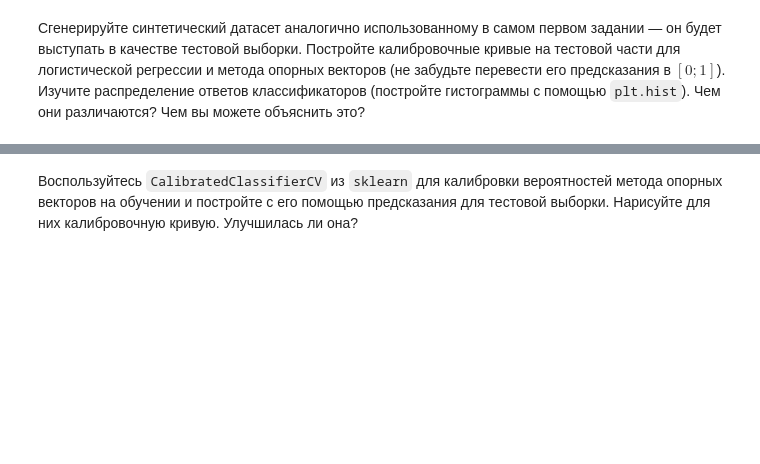
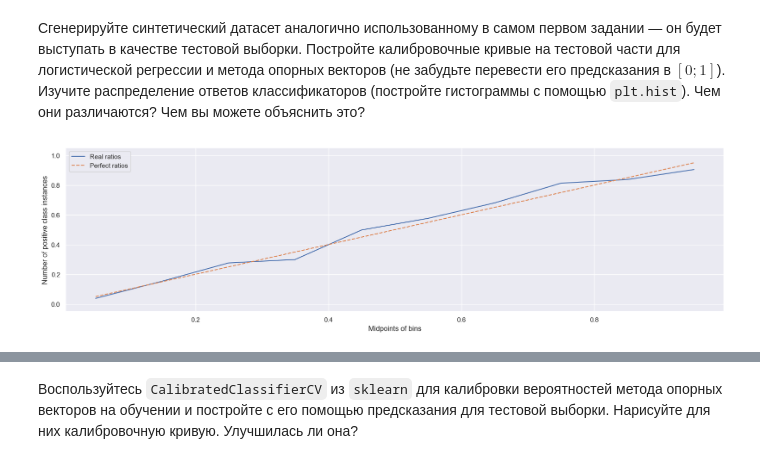
Before and after one commit to saaprikins/nes_ml_course_homeworks, a Jupyter notebook: homework_practice_4.ipynb, the cells around one changed output, grey strips where cells are left out. Saved outputs shown, nothing was run; the diff lists cells and outputs as text; code cells hidden in the pictures; blank space fills up the shorter version.

```diff
--- a/homework_practice_4.ipynb
+++ b/homework_practice_4.ipynb
@@ -253,11 +253,13 @@ def plot_calibration_curve(y_test, preds):
     for i in range(n_bins):
         l = 1.0 / n_bins * i
         r = 1.0 / n_bins * (i + 1)
-        bin_middle_points.append((l - r) / 2)
-        bin_real_ratios.append(np.min(y_test[(preds >= l) & (preds < r)] == 1))
-    plt.figure(figsize=(6,6))
-    plt.plot(bin_middle_points, bin_real_ratios)
+        bin_middle_points.append(l + (r - l) / 2)
+        bin_real_ratios.append(np.sum(y_test[(preds >= l) & (preds < r)] == 1) / len(y_test[(preds >= l) & (preds < r)]))
+    plt.figure(figsize=(20, 5))
+    sns.lineplot(x=bin_middle_points, y=bin_real_ratios, label="Real ratios")
+    sns.lineplot(x=bin_middle_points, y=bin_middle_points, label="Perfect ratios", linestyle="--")
+    plt.xlabel("Midpoints of bins")
+    plt.ylabel("Number of positive class instances")
     plt.ylim([-0.05, 1.05])
-    plt.grid()
 # %% [markdown]
 Сгенерируйте синтетический датасет аналогично использованному в самом первом задании — он будет выступать в качестве тестовой выборки. Постройте калибровочные кривые на тестовой части для логистической регрессии и метода опорных векторов (не забудьте перевести его предсказания в $[0;1]$). Изучите распределение ответов классификаторов (постройте гистограммы с помощью `plt.hist`). Чем они различаются? Чем вы можете объяснить это?
@@ -265,0 +266,8 @@ def plot_calibration_curve(y_test, preds):
+# %%
+#your code here
+X, y = make_classification(n_samples=10000, n_features=10, n_informative=5, n_redundant=5, random_state=42)
+X_train, X_test, y_train, y_test = train_test_split(X, y, test_size=0.3, random_state=42)
+# %%
+plot_calibration_curve(y_test=y_test, preds=gscv_lr.predict_proba(X_test)[:,1])
+# %% [output]
+[figure, added]
```
Also changed, not shown: parts of 3 cells of this notebook.
